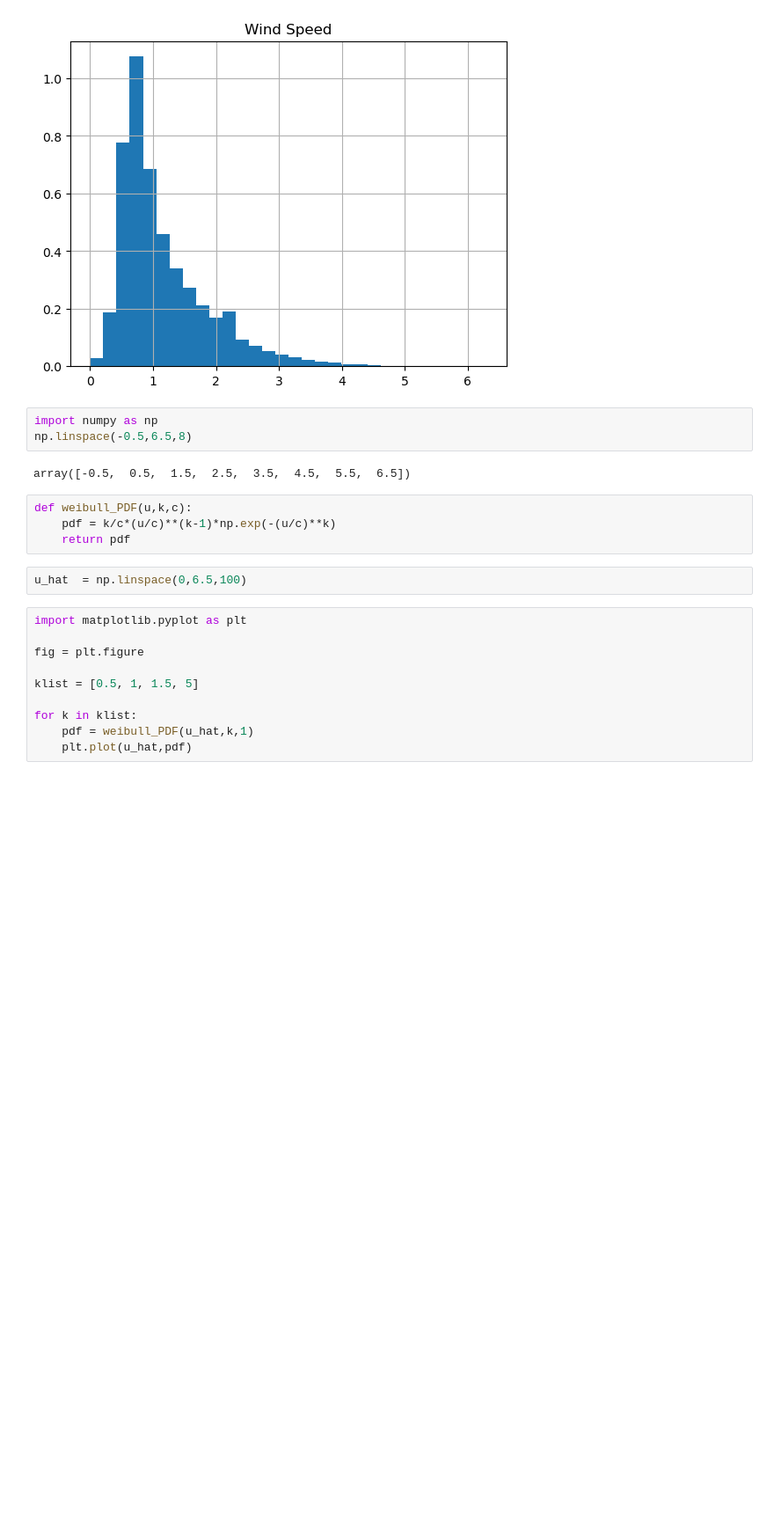
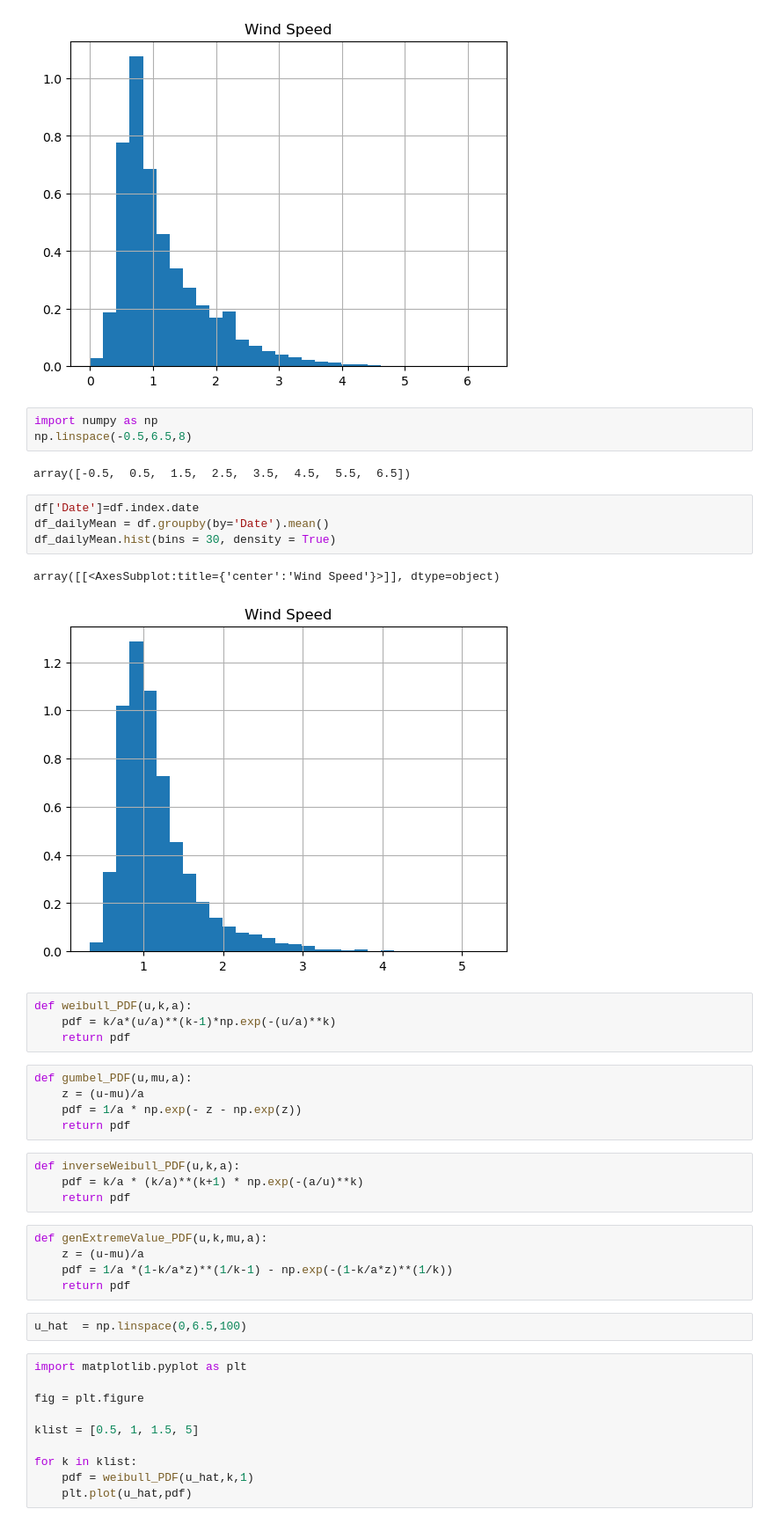
Before and after one commit to reggiewilcox/ISAT420_Code, a Jupyter notebook: W8_StatisticalModel/code/windanalysis.ipynb, the cells around one changed output. Shown at 88% size. Cells and saved outputs as stored; diff of their text form; blank space fills up the shorter version.

```diff
--- a/W8_StatisticalModel/code/windanalysis.ipynb
+++ b/W8_StatisticalModel/code/windanalysis.ipynb
@@ -27,10 +29,31 @@ import numpy as np
 np.linspace(-0.5,6.5,8)
 # %% [output]
 array([-0.5,  0.5,  1.5,  2.5,  3.5,  4.5,  5.5,  6.5])
+# %%
+df['Date']=df.index.date
+df_dailyMean = df.groupby(by='Date').mean()
+df_dailyMean.hist(bins = 30, density = True)
+# %% [output]
+array([[<AxesSubplot:title={'center':'Wind Speed'}>]], dtype=object)
+[figure, added]
 # %%
-def weibull_PDF(u,k,c):
-    pdf = k/c*(u/c)**(k-1)*np.exp(-(u/c)**k)
+def weibull_PDF(u,k,a):
+    pdf = k/a*(u/a)**(k-1)*np.exp(-(u/a)**k)
     return pdf
+# %%
+def gumbel_PDF(u,mu,a):
+    z = (u-mu)/a
+    pdf = 1/a * np.exp(- z - np.exp(z))
+    return pdf
+# %%
+def inverseWeibull_PDF(u,k,a):
+    pdf = k/a * (k/a)**(k+1) * np.exp(-(a/u)**k)
+    return pdf
+# %%
+def genExtremeValue_PDF(u,k,mu,a):
+    z = (u-mu)/a
+    pdf = 1/a *(1-k/a*z)**(1/k-1) - np.exp(-(1-k/a*z)**(1/k))
+    return pdf
 # %%
 u_hat  = np.linspace(0,6.5,100)
 # %%
```
Also changed, not shown: parts of 14 cells of this notebook.
